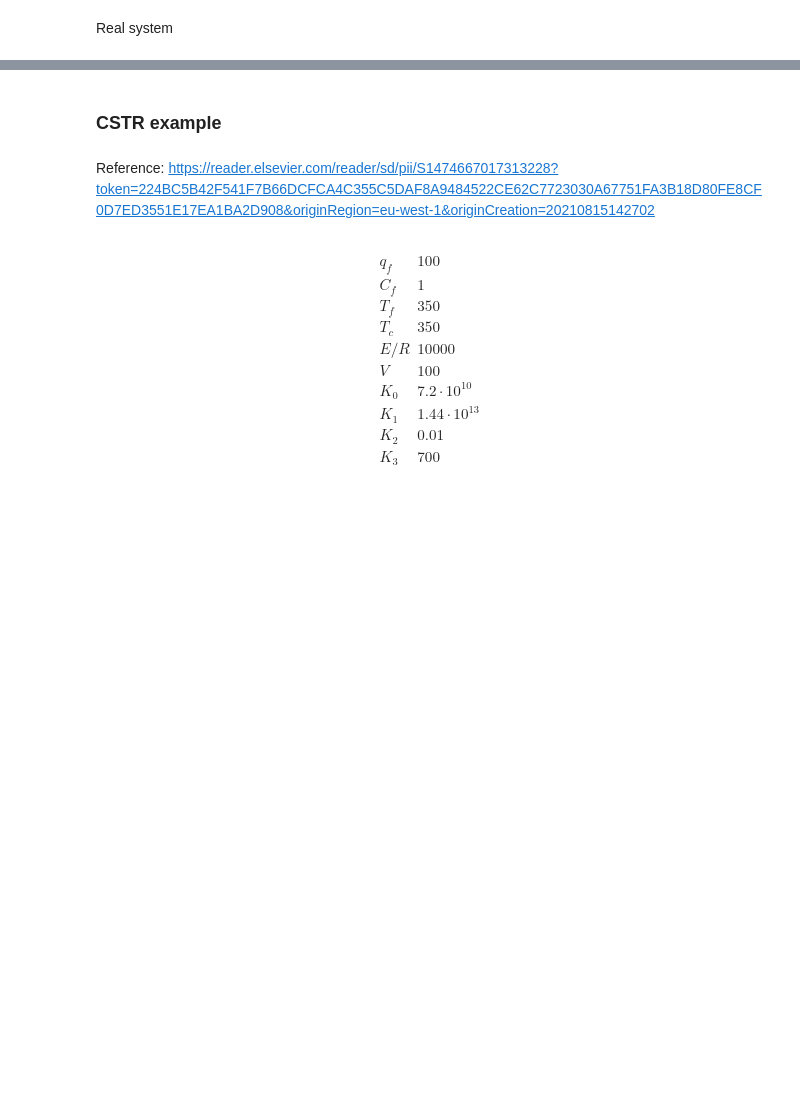
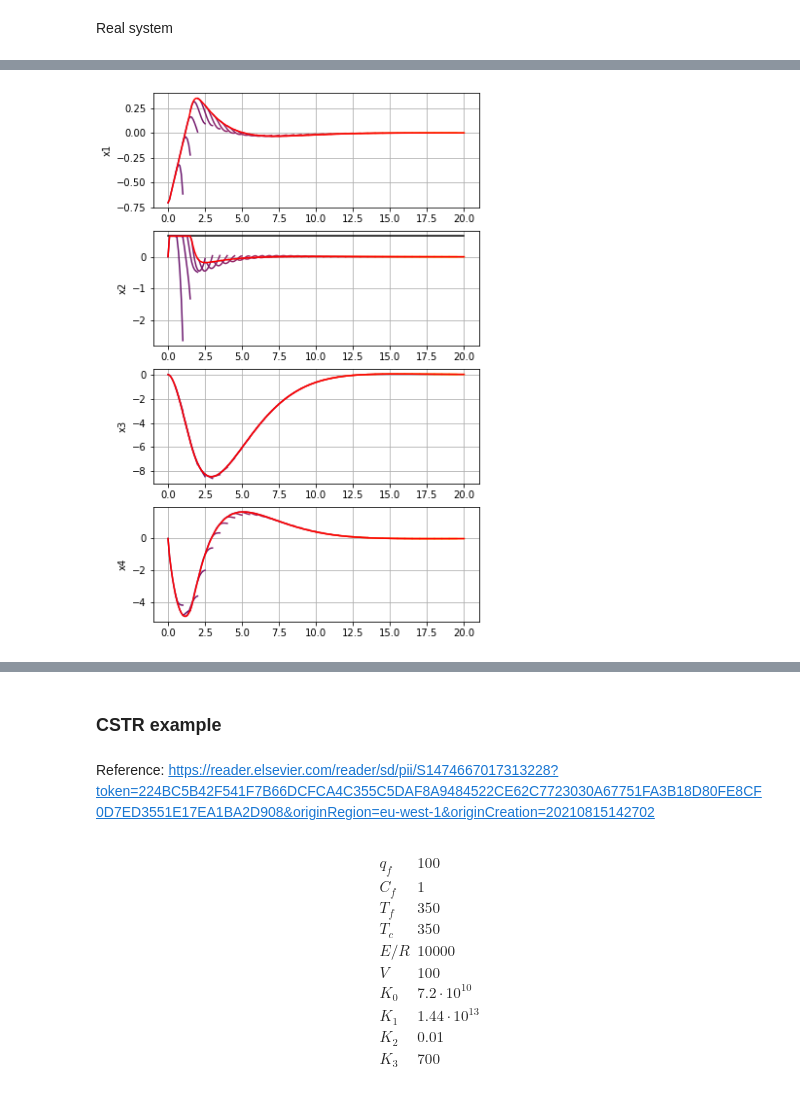
Before and after one commit to zhengang-zhong/Nonlinear_tracking_DRMPC, a Jupyter notebook: system_linearization.ipynb, the cells around one changed output, grey strips where cells are left out. Cells and saved outputs as stored; diff of their text form; code cells hidden in the pictures; blank space fills up the shorter version.

```diff
--- a/system_linearization.ipynb
+++ b/system_linearization.ipynb
@@ -1500,3 +1571,37 @@ for i in range(N_sim):
+# %%
+import matplotlib.pylab as pl
+x_plot_real = np.array(x_real_list)
+tgrid = [delta_t * k for k in range(N_sim + 1)]
+
+plt.figure(1, figsize=(6, 10))
+N_pred = 10
+
+plt.figure(1, figsize=(6, 10))
+plt.clf()
+
+
+colors = pl.cm.inferno(np.linspace(0.3,0.8,N_sim + 1 - N_pred))
+for i in range (4):
+    plt.subplot( str(4) + str(1) + str(i + 1) )
+    plt.grid()
+    x_opt_real = x_plot_real[:,i]
+
+    if i == 1:
+        constr_plot_temp = [0.65] * (N_sim + 1)
+        plt.plot(tgrid, constr_plot_temp, color="k")
+
+    plt.plot(tgrid, x_opt_real, 'r',zorder = 10)
+    plt.ylabel('x' + str(i + 1))
+for t in range(N_sim + 1 - N_pred):
+    if t % 5 ==0:
+        tgrid = [t * delta_t + delta_t * k for k in range(N_pred + 1)]
+        x_plot_real = np.array(x_real_pred_list[t])
+        for i in range(4):
+            plt.subplot( str(4) + str(1) + str(i + 1) )
+            x_opt_real = x_plot_real[i::4,:]
+            plt.plot(tgrid, x_opt_real, color=colors[t])
+# %% [output]
+[figure, added]
 # %%
 x_plot_real = np.array(x_real_list)
 tgrid = [delta_t * k for k in range(N_sim + 1)]
```
Also changed, not shown: parts of 33 cells of this notebook.
